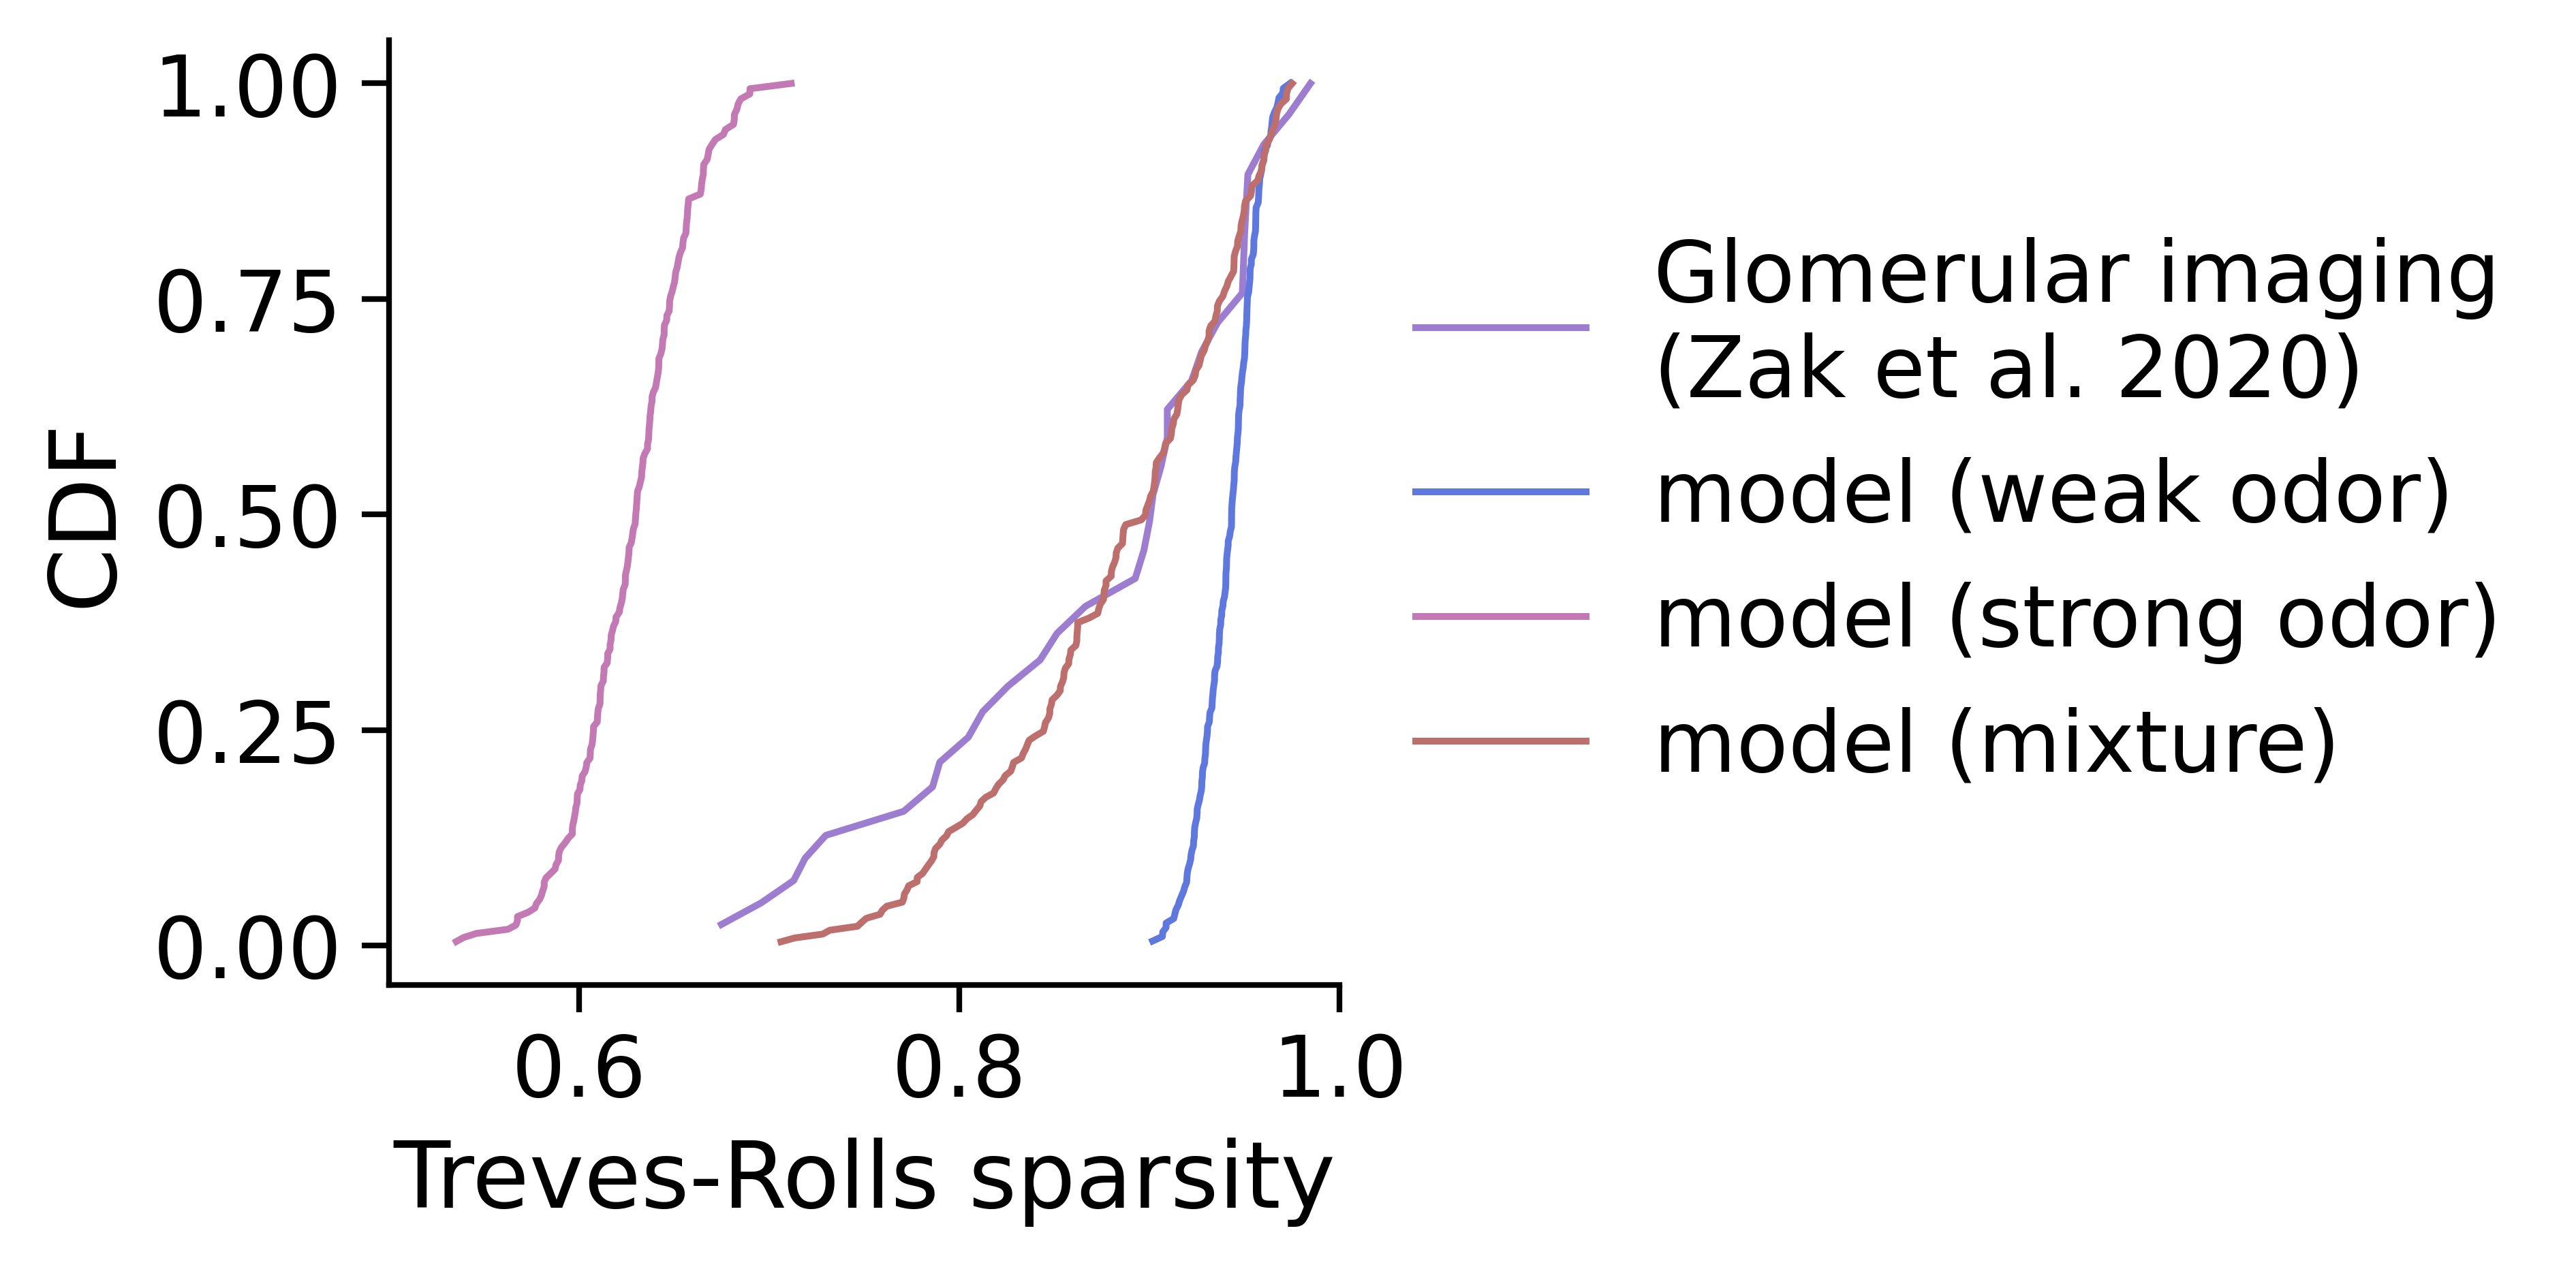
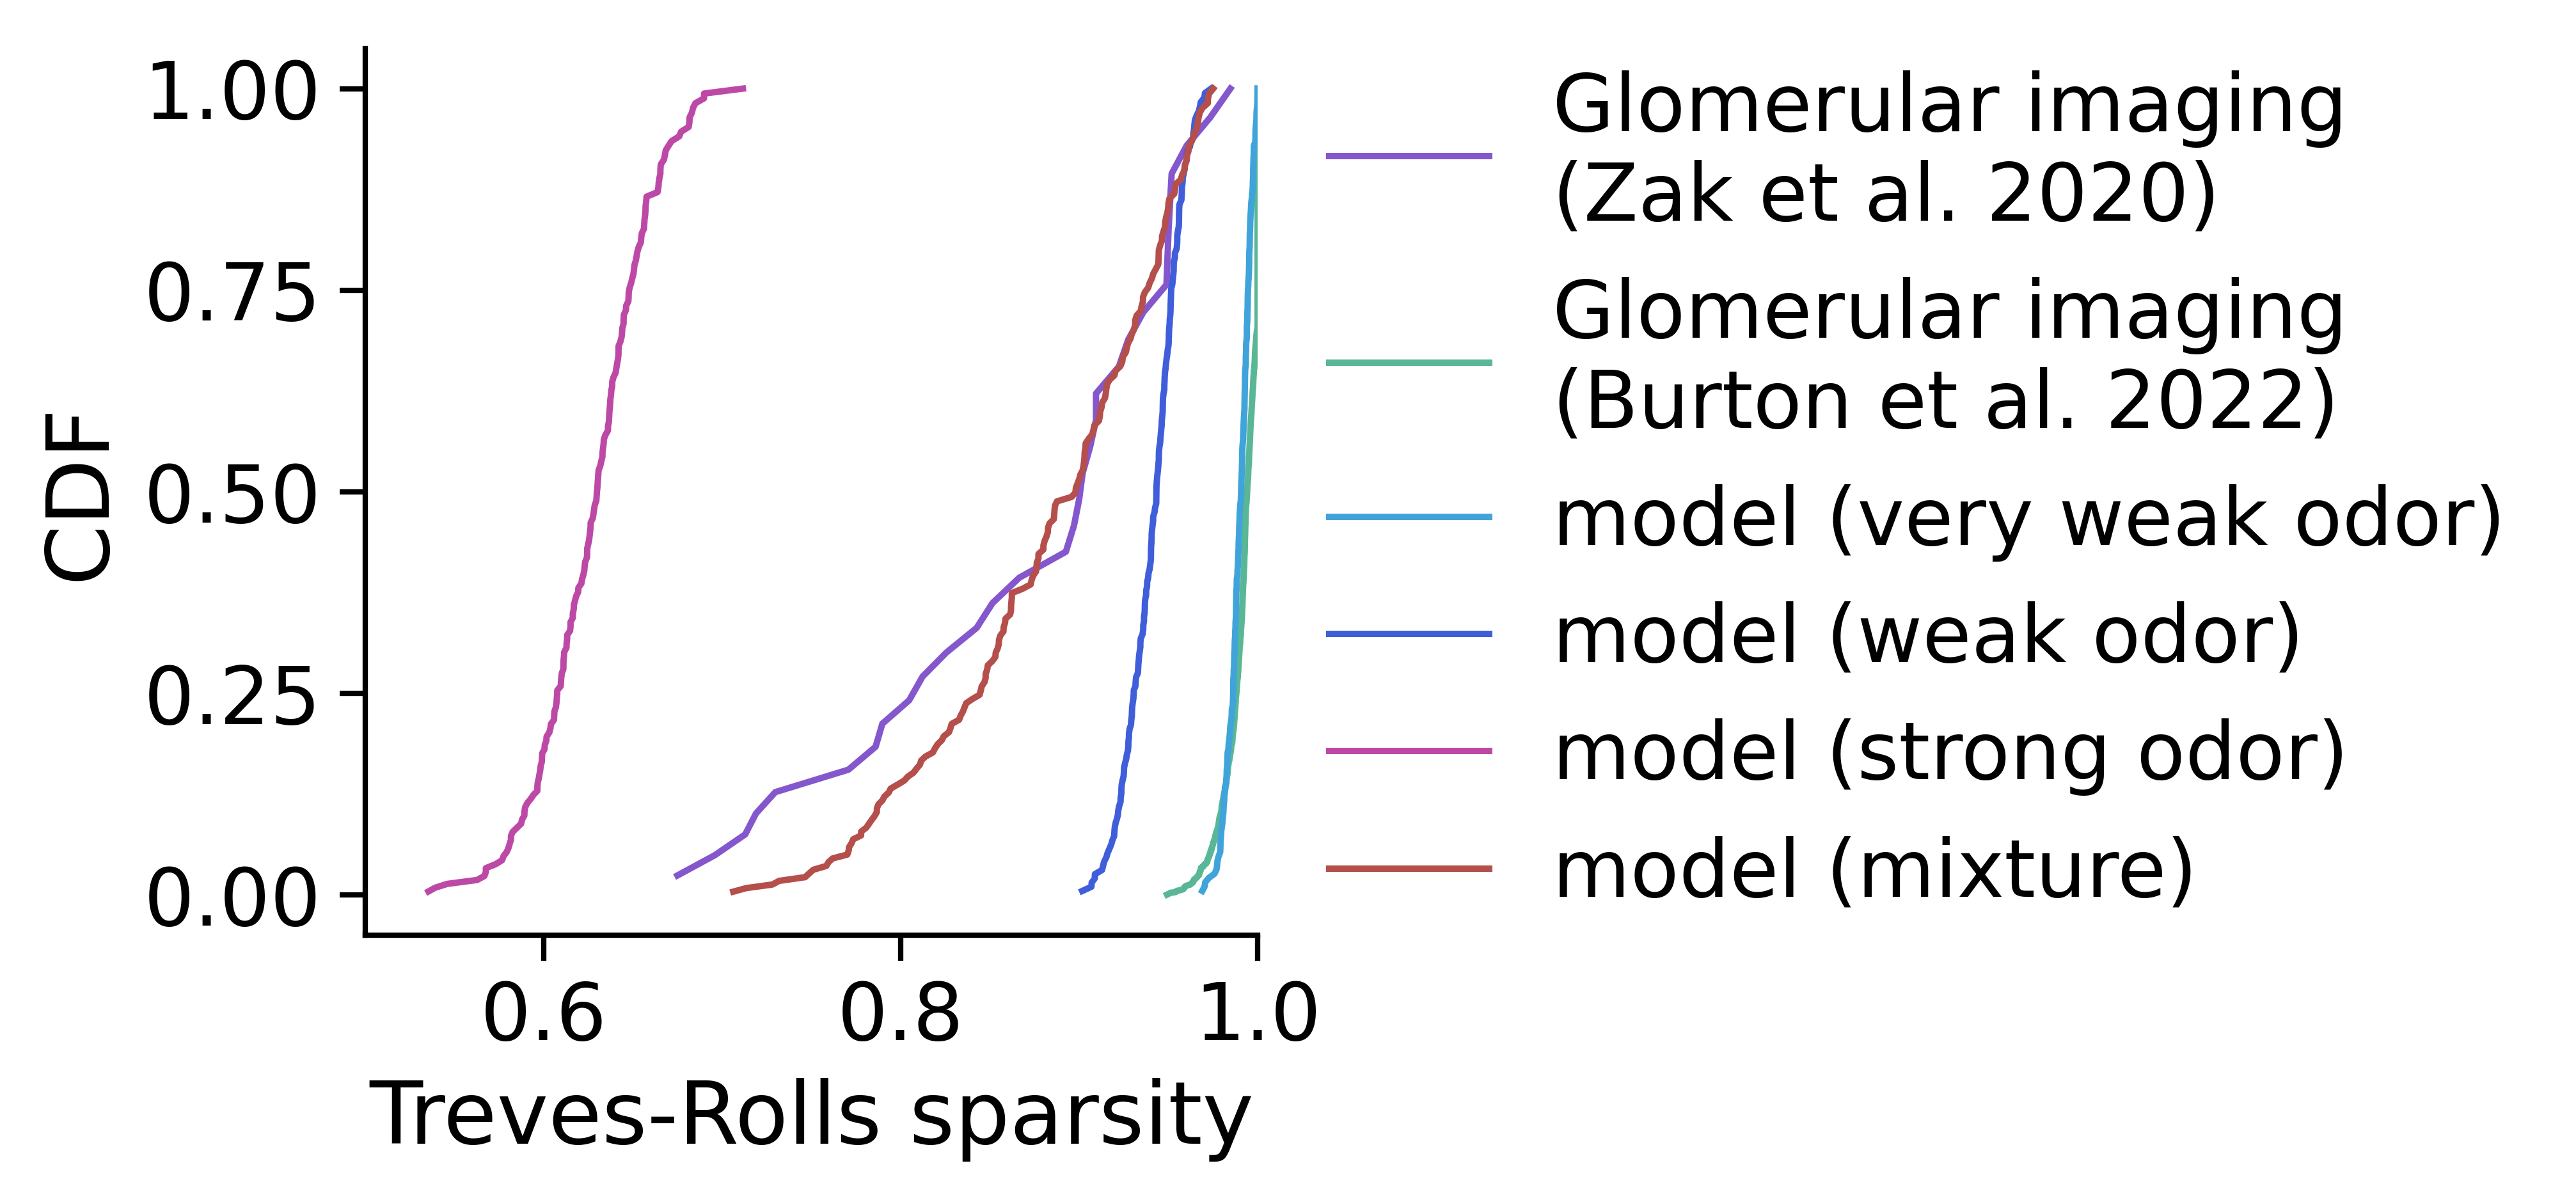
Code edit (unified diff) that turned the first committed figure into the second:
--- before
+++ after
@@ -43,4 +43,5 @@
 
 weak_sparsity, weak_cdf = glom_model_sparsity(1e-3)
+very_weak_sparsity, very_weak_cdf = glom_model_sparsity(10**(-4.5))
 strong_sparsity, strong_cdf = glom_model_sparsity(1.0)
 mixture_sparsity, mixture_cdf = glom_model_sparsity(conc=0, concs=np.diag(np.logspace(-3.5, -1, b)))
@@ -51,8 +52,10 @@
 cum_frac = np.cumsum(sorted_sparsity) / sorted_sparsity.sum()
 
-plt.plot(sorted_sparsity, cum_frac, color="#9d7dd0", label="Glomerular imaging\n(Zak et al. 2020)")
-plt.plot(weak_sparsity, weak_cdf, color=  "#5e78dd", label="model (weak odor)")
-plt.plot(strong_sparsity, strong_cdf, color= "#c37ab4", label="model (strong odor)")
-plt.plot(mixture_sparsity, mixture_cdf, color= "#bd6f6d", label="model (mixture)")
+plt.plot(sorted_sparsity, cum_frac, color="#8457cd", label="Glomerular imaging\n(Zak et al. 2020)")
+plt.plot(burton_sorted_sparsity, burton_cum_frac, color="#59b796", label="Glomerular imaging\n(Burton et al. 2022)")
+plt.plot(very_weak_sparsity, very_weak_cdf, color=  "#40a4da", label="model (3e-5)")
+plt.plot(weak_sparsity, weak_cdf, color=  "#405eda", label="model (1e-3)")
+plt.plot(strong_sparsity, strong_cdf, color= "#bd49a6", label="model (1.0)")
+plt.plot(mixture_sparsity, mixture_cdf, color= "#b44f4c", label="model (mixture)")
 plt.legend(loc='center left', bbox_to_anchor=(1, 0.5), frameon=False)
 plt.xlabel('Treves-Rolls sparsity')

Commit: commit before making public branch